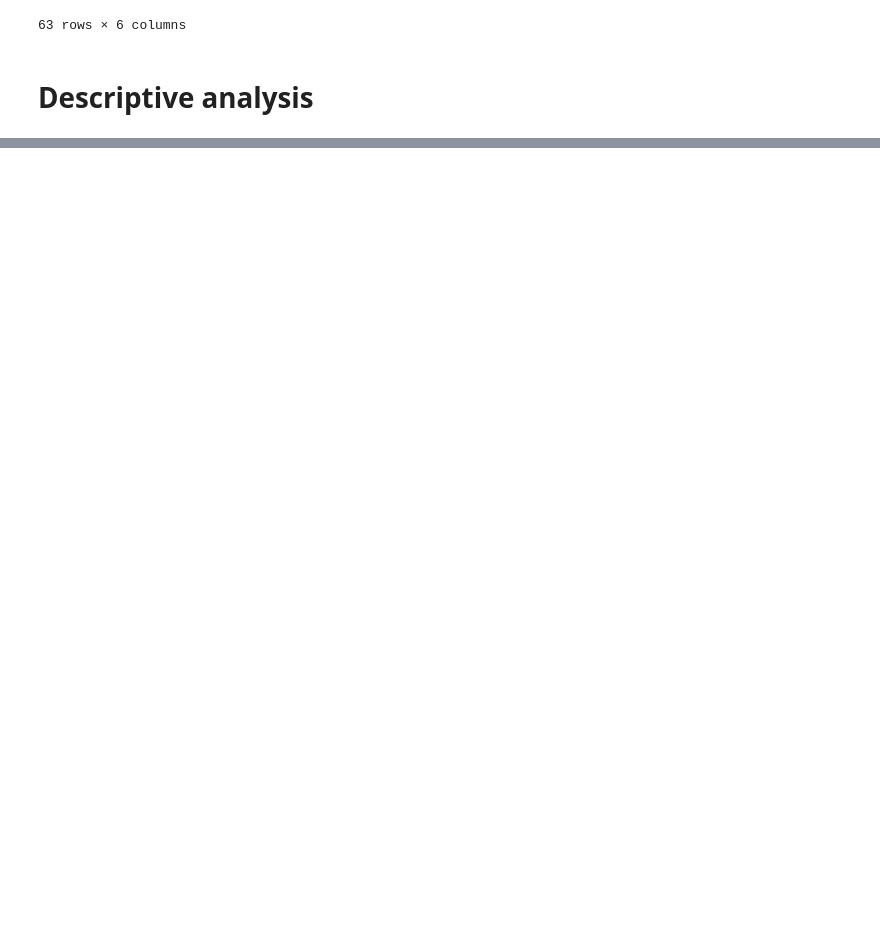
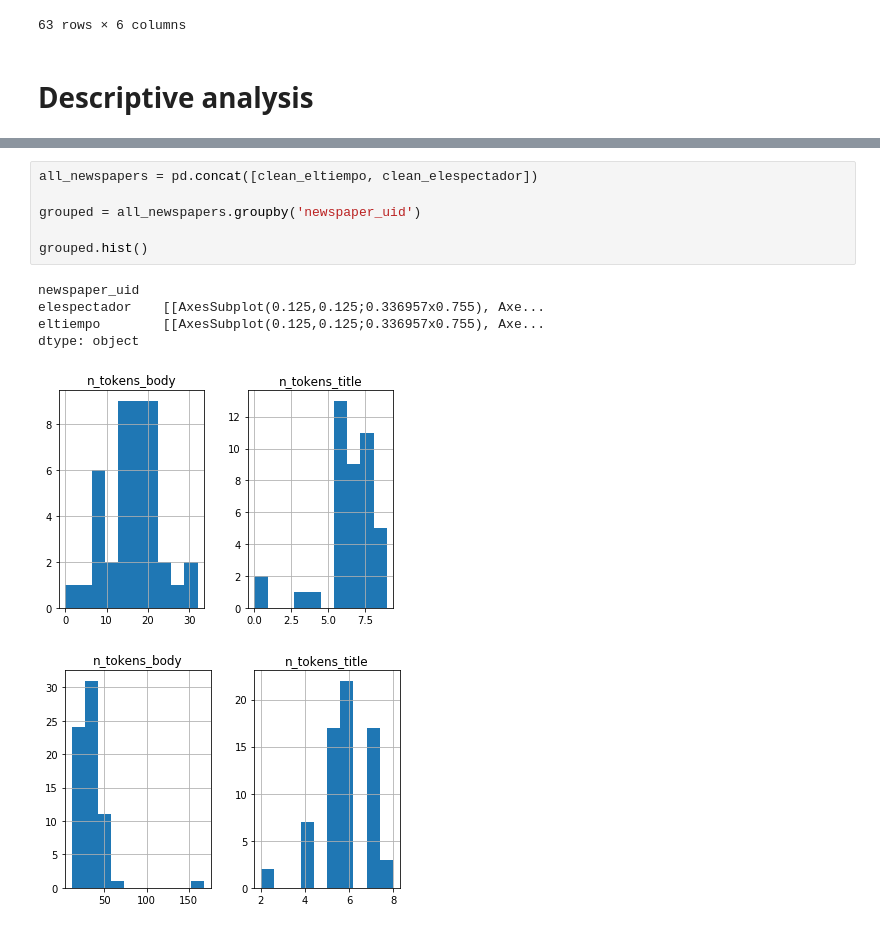
Before and after one commit to cristian-rincon/data-eng-1, a Jupyter notebook: Introduction-to-pandas.ipynb, the cells around one changed output, grey strips where cells are left out. Saved outputs shown, nothing was run; the diff lists cells and outputs as text; blank space fills up the shorter version.

```diff
--- a/Introduction-to-pandas.ipynb
+++ b/Introduction-to-pandas.ipynb
@@ -380,0 +426,13 @@ csv_test_et
+# %%
+all_newspapers = pd.concat([clean_eltiempo, clean_elespectador])
+
+grouped = all_newspapers.groupby('newspaper_uid')
+
+grouped.hist()
+# %% [output]
+newspaper_uid
+elespectador    [[AxesSubplot(0.125,0.125;0.336957x0.755), Axe...
+eltiempo        [[AxesSubplot(0.125,0.125;0.336957x0.755), Axe...
+dtype: object
+[figure, added]
+[figure, added]
```
Also changed, not shown: parts of 9 cells of this notebook, 5 other files.
